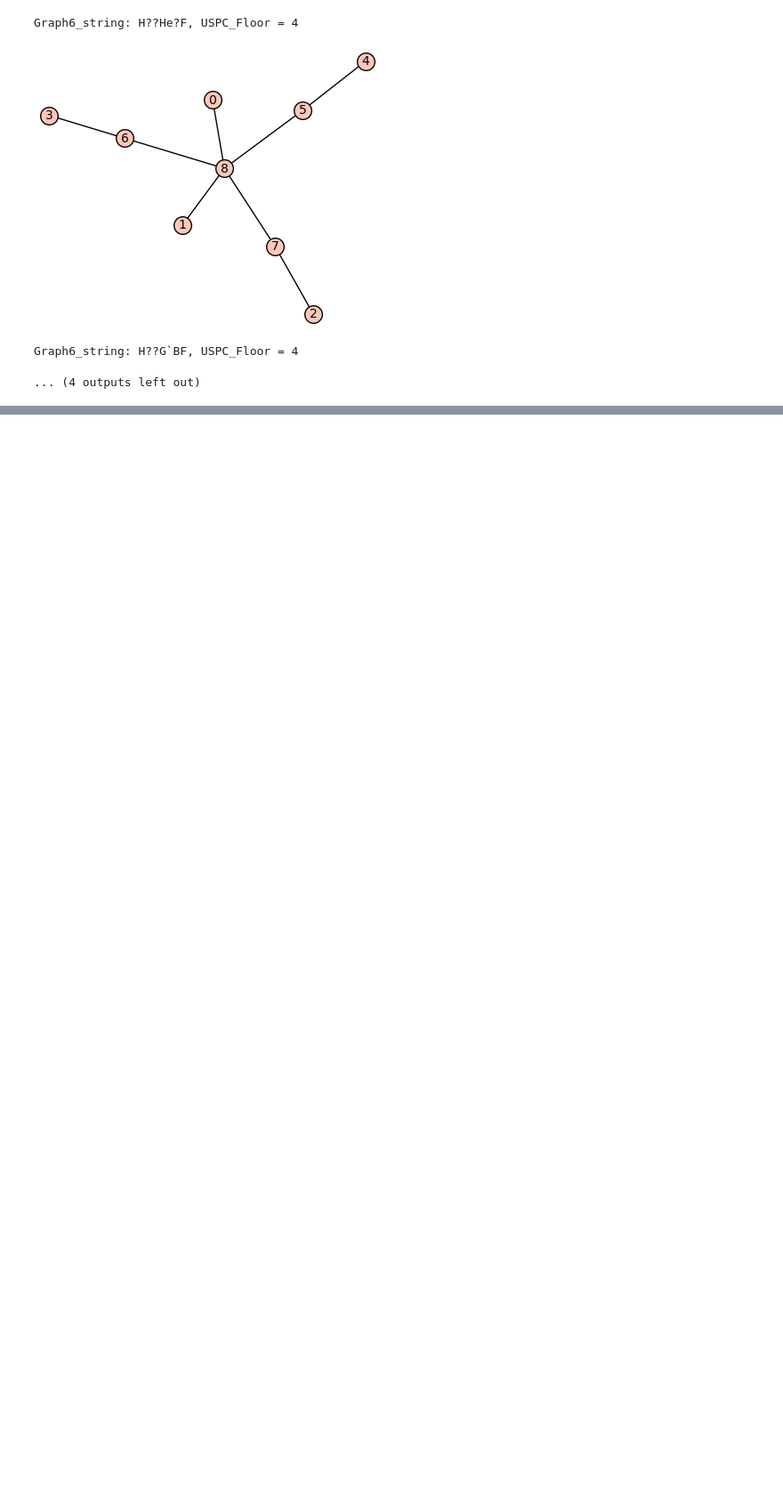
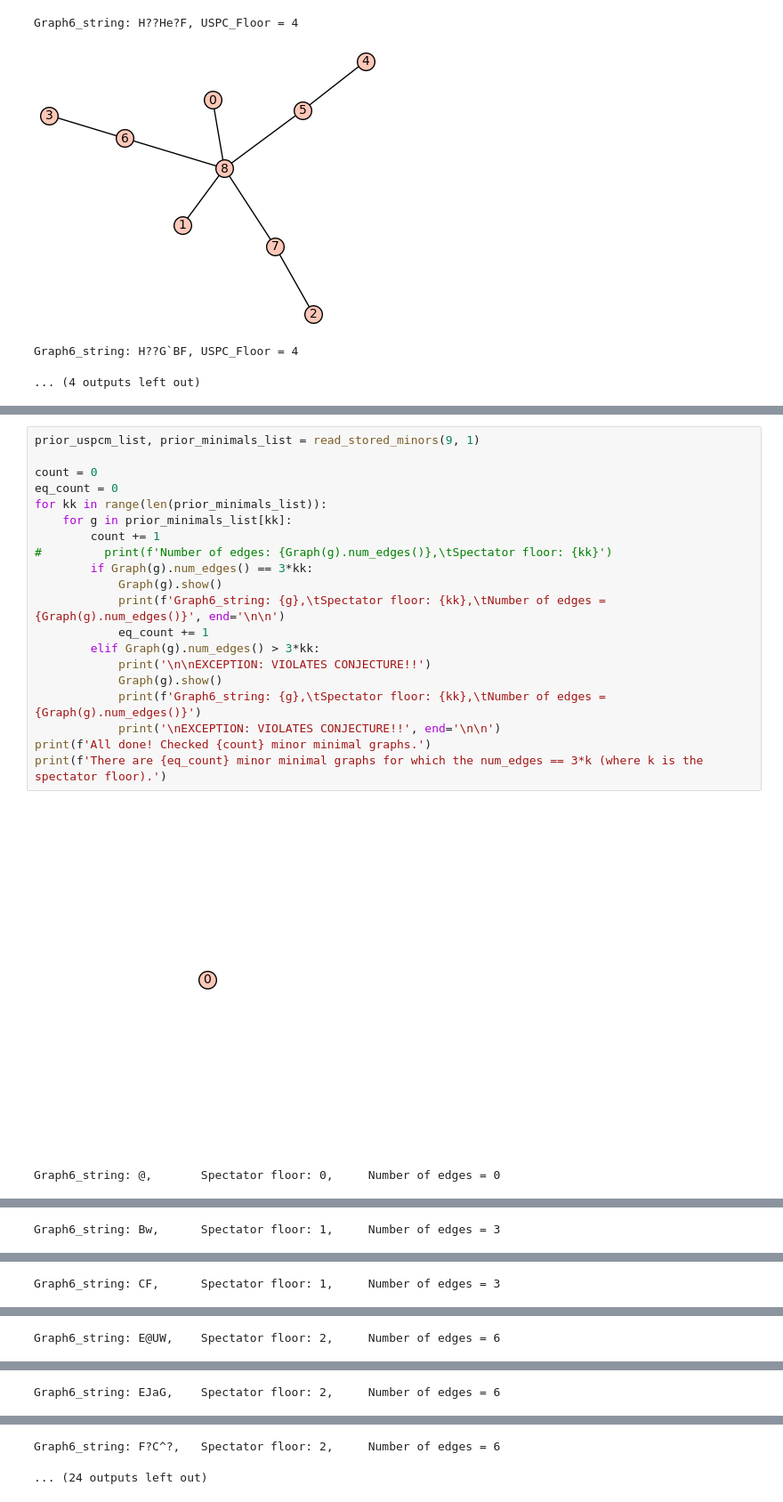
Before and after one commit to cerickson30/qBound, a Jupyter notebook: Displaying spectator number minor minimal graphs.ipynb, the cells around one changed output, grey strips where cells are left out. Shown at 89% size. Cells and saved outputs as stored; diff of their text form; blank space fills up the shorter version.

Commit message:
Add files via upload
Added stuff looking at a conjecture looking at the bound: e <= 3k.

```diff
--- a/Displaying spectator number minor minimal graphs.ipynb
+++ b/Displaying spectator number minor minimal graphs.ipynb
@@ -144,0 +181,23 @@ Graph6_string: H??G`BF, USPC_Floor = 4
+# %%
+prior_uspcm_list, prior_minimals_list = read_stored_minors(9, 1)
+
+count = 0
+eq_count = 0
+for kk in range(len(prior_minimals_list)):
+    for g in prior_minimals_list[kk]:
+        count += 1
+#         print(f'Number of edges: {Graph(g).num_edges()},\tSpectator floor: {kk}')
+        if Graph(g).num_edges() == 3*kk:
+            Graph(g).show()
+            print(f'Graph6_string: {g},\tSpectator floor: {kk},\tNumber of edges = {Graph(g).num_edges()}', end='\n\n')
+            eq_count += 1
+        elif Graph(g).num_edges() > 3*kk:
+            print('\n\nEXCEPTION: VIOLATES CONJECTURE!!')
+            Graph(g).show()
+            print(f'Graph6_string: {g},\tSpectator floor: {kk},\tNumber of edges = {Graph(g).num_edges()}')
+            print('\nEXCEPTION: VIOLATES CONJECTURE!!', end='\n\n')
+print(f'All done! Checked {count} minor minimal graphs.')
+print(f'There are {eq_count} minor minimal graphs for which the num_edges == 3*k (where k is the spectator floor).')
+# %% [output]
+[figure, added]
+Graph6_string: @,       Spectator floor: 0,     Number of edges = 0
@@ -144,0 +205 @@ Graph6_string: H??G`BF, USPC_Floor = 4
+Graph6_string: Bw,      Spectator floor: 1,     Number of edges = 3
@@ -144,0 +207 @@ Graph6_string: H??G`BF, USPC_Floor = 4
+Graph6_string: CF,      Spectator floor: 1,     Number of edges = 3
@@ -144,0 +209 @@ Graph6_string: H??G`BF, USPC_Floor = 4
+Graph6_string: E@UW,    Spectator floor: 2,     Number of edges = 6
@@ -144,0 +211 @@ Graph6_string: H??G`BF, USPC_Floor = 4
+Graph6_string: EJaG,    Spectator floor: 2,     Number of edges = 6
@@ -144,0 +213,2 @@ Graph6_string: H??G`BF, USPC_Floor = 4
+Graph6_string: F?C^?,   Spectator floor: 2,     Number of edges = 6
+... (24 outputs left out)
```
Also changed, not shown: parts of 9 cells of this notebook.
